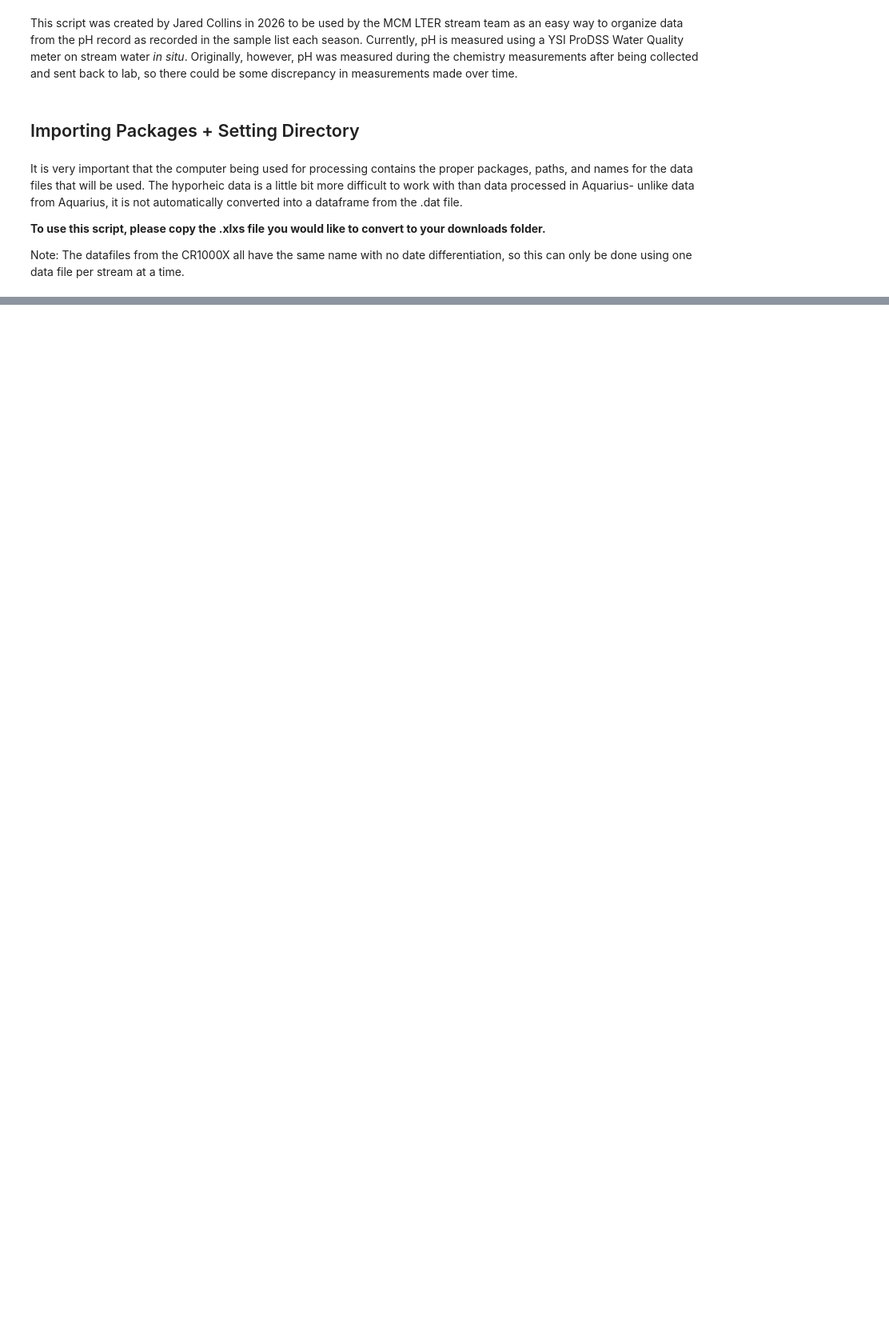
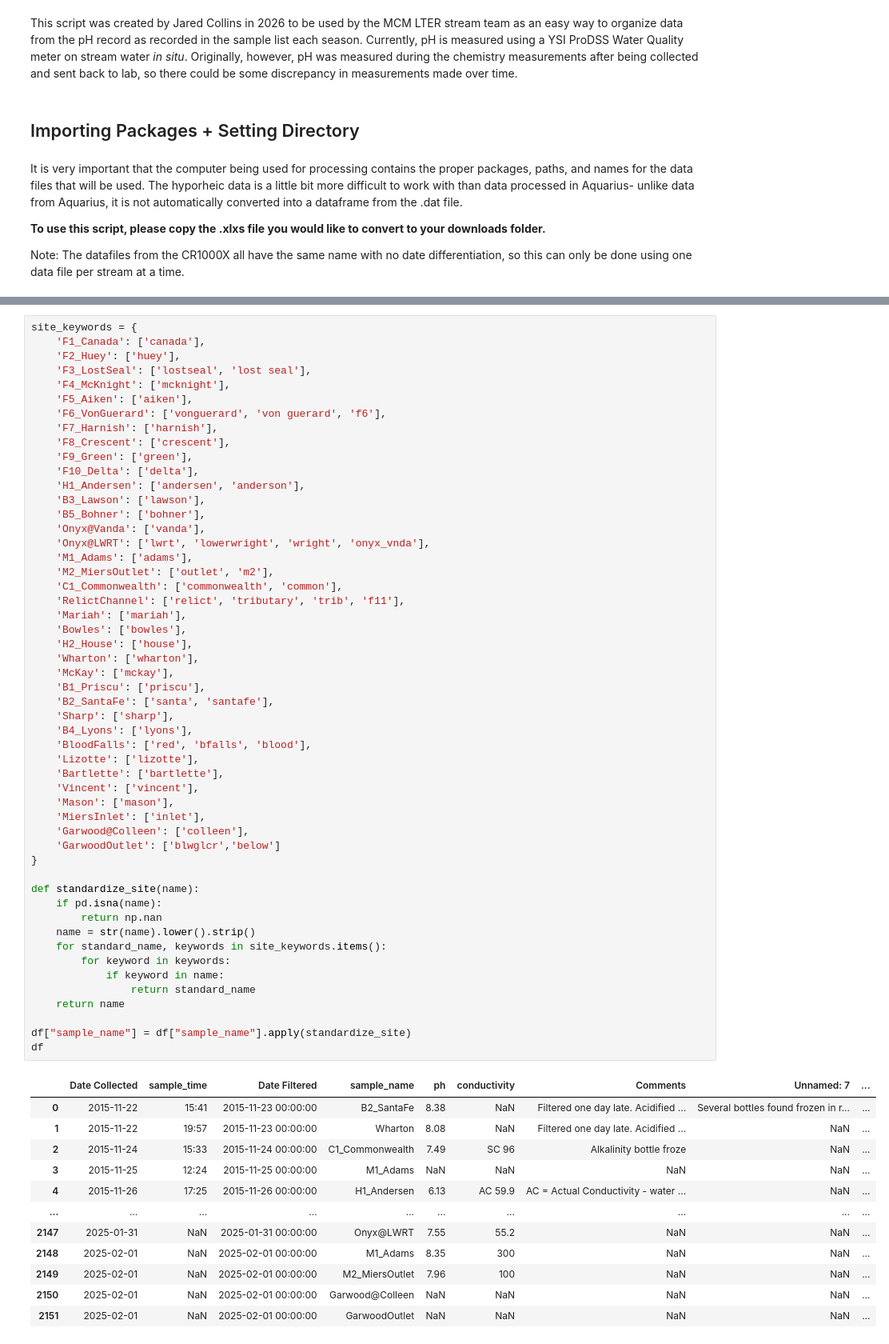
Before and after one commit to JaredCollins22/mcm-lter-stream-data, a Jupyter notebook: data-processing-scripts/MCM LTER pH Record.ipynb, the cells around one changed output, grey strips where cells are left out. Shown at 80% size. Drawn from its saved outputs; the diff is of its cells as text; blank space fills up the shorter version.

```diff
--- a/data-processing-scripts/MCM LTER pH Record.ipynb
+++ b/data-processing-scripts/MCM LTER pH Record.ipynb
@@ -183,0 +162,65 @@ subm_file.to_csv(f'{downloads_path}/{slimeid}_{season}_ALMMS_SUBM.csv', index =
+# %%
+site_keywords = {
+    'F1_Canada': ['canada'],
+    'F2_Huey': ['huey'],
+    'F3_LostSeal': ['lostseal', 'lost seal'],
+    'F4_McKnight': ['mcknight'],
+    'F5_Aiken': ['aiken'],
+    'F6_VonGuerard': ['vonguerard', 'von guerard', 'f6'],
+    'F7_Harnish': ['harnish'],
+    'F8_Crescent': ['crescent'],
+    'F9_Green': ['green'],
+    'F10_Delta': ['delta'],
+    'H1_Andersen': ['andersen', 'anderson'],
+    'B3_Lawson': ['lawson'],
+    'B5_Bohner': ['bohner'],
+    'Onyx@Vanda': ['vanda'],
+    'Onyx@LWRT': ['lwrt', 'lowerwright', 'wright', 'onyx_vnda'],
+    'M1_Adams': ['adams'],
+    'M2_MiersOutlet': ['outlet', 'm2'],
+    'C1_Commonwealth': ['commonwealth', 'common'],
+    'RelictChannel': ['relict', 'tributary', 'trib', 'f11'],
+    'Mariah': ['mariah'],
+    'Bowles': ['bowles'],
+    'H2_House': ['house'],
+    'Wharton': ['wharton'],
+    'McKay': ['mckay'],
+    'B1_Priscu': ['priscu'],
+    'B2_SantaFe': ['santa', 'santafe'],
+    'Sharp': ['sharp'],
+    'B4_Lyons': ['lyons'],
+    'BloodFalls': ['red', 'bfalls', 'blood'],
+    'Lizotte': ['lizotte'],
+    'Bartlette': ['bartlette'],
+    'Vincent': ['vincent'],
+    'Mason': ['mason'],
+    'MiersInlet': ['inlet'],
+    'Garwood@Colleen': ['colleen'],
+    'GarwoodOutlet': ['blwglcr','below']
+}
+
+def standardize_site(name):
+    if pd.isna(name):
+        return np.nan
+    name = str(name).lower().strip()
+    for standard_name, keywords in site_keywords.items():
+        for keyword in keywords:
+            if keyword in name:
+                return standard_name
+    return name
+
+df["sample_name"] = df["sample_name"].apply(standardize_site)
+df
+# %% [output]
+|  | Date Collected | sample_time | Date Filtered | sample_name | ph | conductivity | Comments | Unnamed: 7 | ... |
+| 0 | 2015-11-22 | 15:41 | 2015-11-23 00:00:00 | B2_SantaFe | 8.38 | NaN | Filtered one day late. Acidified ... | Several bottles found frozen in r... | ... |
+| 1 | 2015-11-22 | 19:57 | 2015-11-23 00:00:00 | Wharton | 8.08 | NaN | Filtered one day late. Acidified ... | NaN | ... |
+| 2 | 2015-11-24 | 15:33 | 2015-11-24 00:00:00 | C1_Commonwealth | 7.49 | SC 96 | Alkalinity bottle froze | NaN | ... |
+| 3 | 2015-11-25 | 12:24 | 2015-11-25 00:00:00 | M1_Adams | NaN | NaN | NaN | NaN | ... |
+| 4 | 2015-11-26 | 17:25 | 2015-11-26 00:00:00 | H1_Andersen | 6.13 | AC 59.9 | AC = Actual Conductivity - water ... | NaN | ... |
+| ... | ... | ... | ... | ... | ... | ... | ... | ... | ... |
+| 2147 | 2025-01-31 | NaN | 2025-01-31 00:00:00 | Onyx@LWRT | 7.55 | 55.2 | NaN | NaN | ... |
+| 2148 | 2025-02-01 | NaN | 2025-02-01 00:00:00 | M1_Adams | 8.35 | 300 | NaN | NaN | ... |
+| 2149 | 2025-02-01 | NaN | 2025-02-01 00:00:00 | M2_MiersOutlet | 7.96 | 100 | NaN | NaN | ... |
+| 2150 | 2025-02-01 | NaN | 2025-02-01 00:00:00 | Garwood@Colleen | NaN | NaN | NaN | NaN | ... |
+| 2151 | 2025-02-01 | NaN | 2025-02-01 00:00:00 | GarwoodOutlet | NaN | NaN | NaN | NaN | ... |
```
Also changed, not shown: parts of 13 cells of this notebook, 1 other file.
